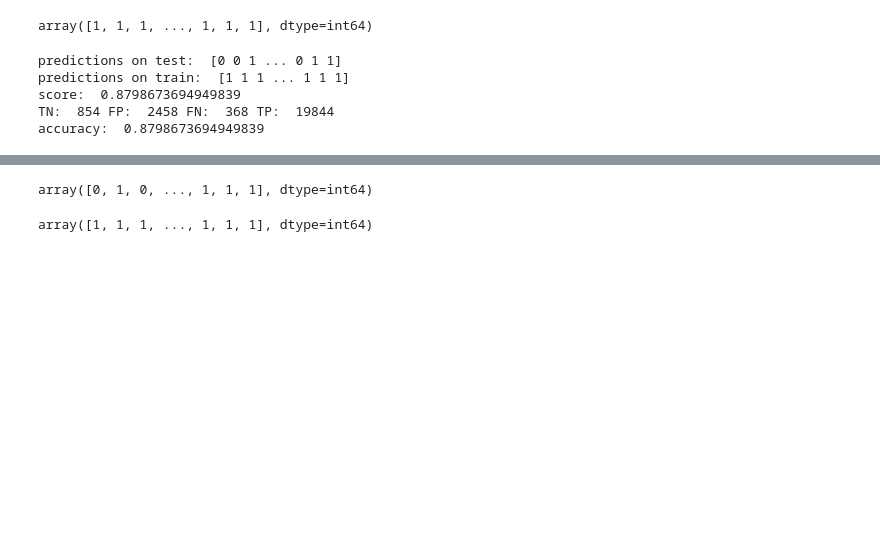
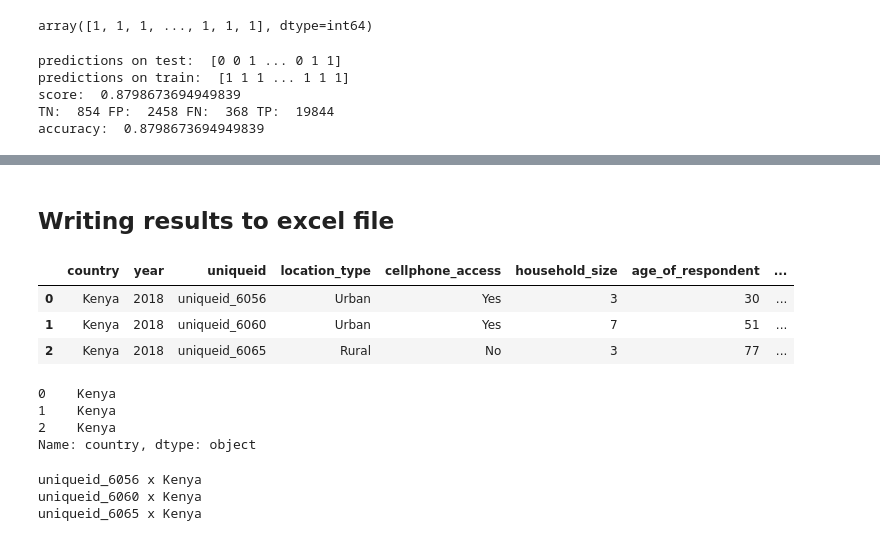
Before and after one commit to Elladuke/Financial_Inclusion, a Jupyter notebook: financial_inclusion_1.ipynb, the cells around one changed output, grey strips where cells are left out. Drawn from its saved outputs; the diff is of its cells as text; code cells hidden in the pictures; blank space fills up the shorter version.

Commit message:
written excel file

```diff
--- a/financial_inclusion_1.ipynb
+++ b/financial_inclusion_1.ipynb
@@ -197,8 +198,31 @@ recal:  0.9817929942608351
-# %%
-np.array(train_Y)
-# %% [output]
-array([0, 1, 0, ..., 1, 1, 1], dtype=int64)
-# %%
-predict_train
-# %% [output]
-array([1, 1, 1, ..., 1, 1, 1], dtype=int64)
+# %% [markdown]
+## Writing results to excel file
+# %%
+test_X1 = pd.read_csv("Test_v2.csv")
+unique_ids = test_X1['uniqueid']
+year
+# %%
+test_X1.iloc[:3, :]
+# %% [output]
+|  | country | year | uniqueid | location_type | cellphone_access | household_size | age_of_respondent | ... |
+| 0 | Kenya | 2018 | uniqueid_6056 | Urban | Yes | 3 | 30 | ... |
+| 1 | Kenya | 2018 | uniqueid_6060 | Urban | Yes | 7 | 51 | ... |
+| 2 | Kenya | 2018 | uniqueid_6065 | Rural | No | 3 | 77 | ... |
+# %%
+maker['country']
+# %% [output]
+0    Kenya
+1    Kenya
+2    Kenya
+Name: country, dtype: object
+# %%
+maker = test_X1.iloc[:3, :]
+unique_ids = maker['uniqueid']
+years = maker['country']
+
+for i in range(len(maker)):
+    print ( unique_ids[i]+ ' x '+ years[i])
+# %% [output]
+uniqueid_6056 x Kenya
+uniqueid_6060 x Kenya
+uniqueid_6065 x Kenya
```
Also changed, not shown: parts of 3 cells of this notebook, 1 other file.
